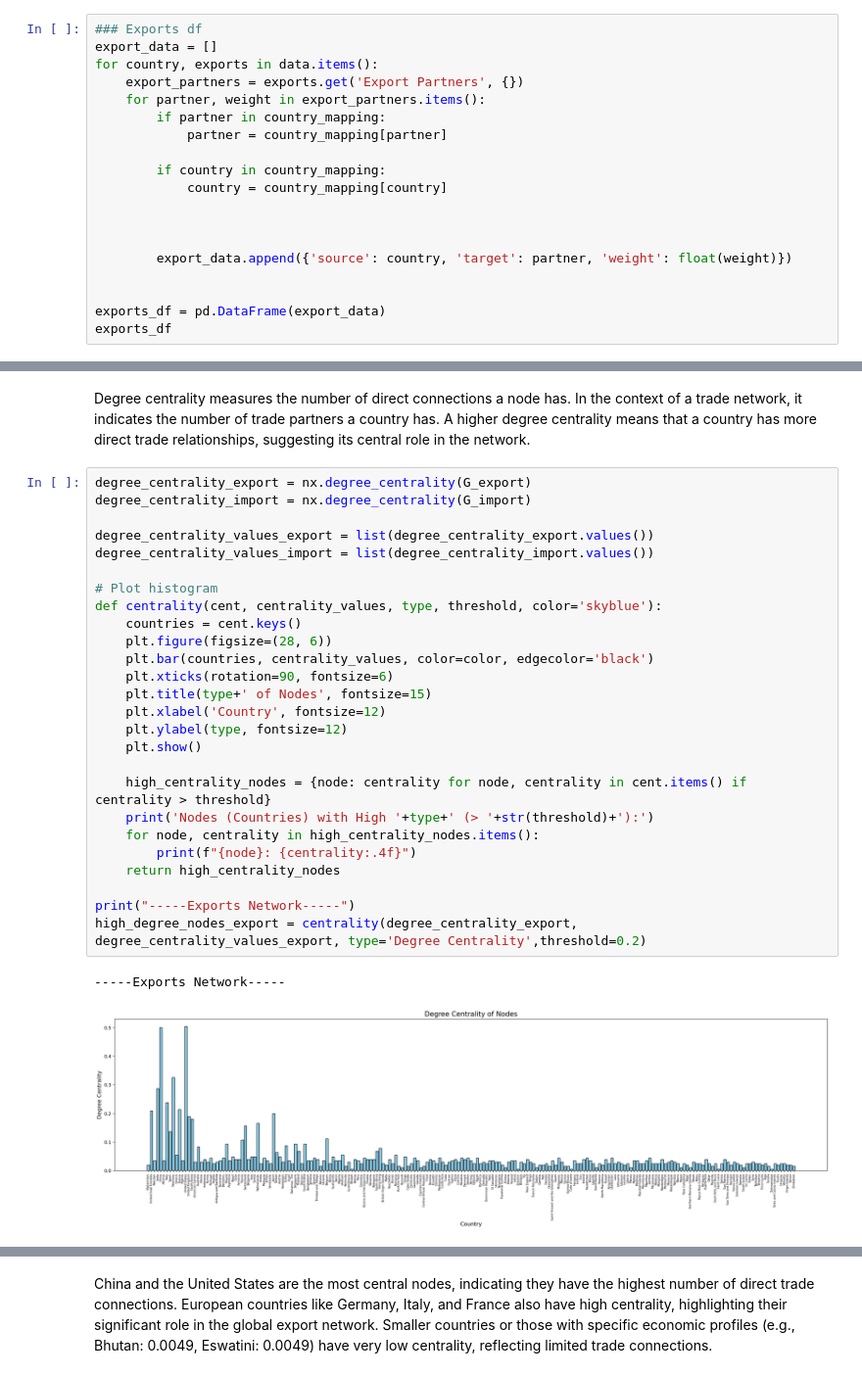
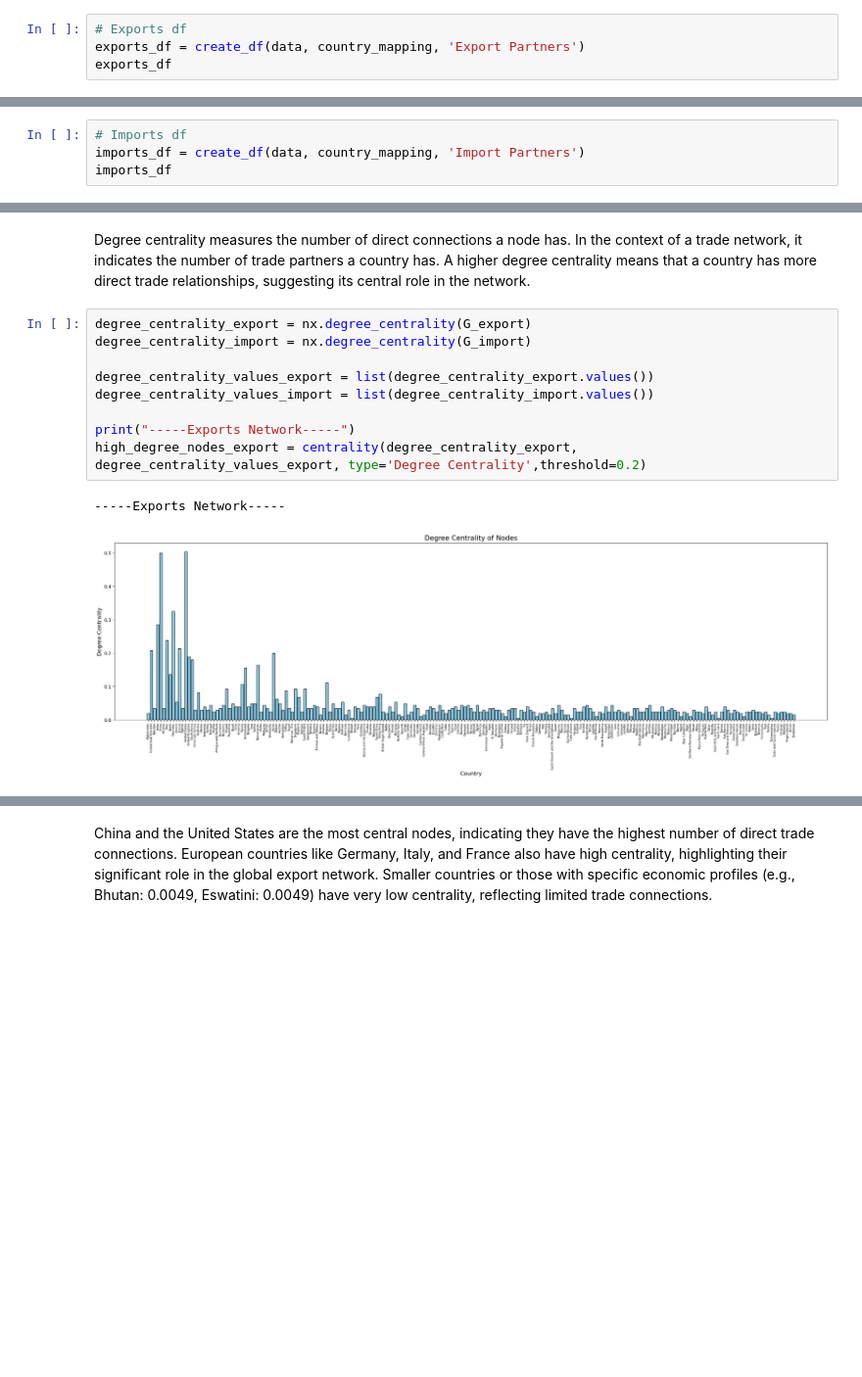
Before and after one commit to Flebio/sna_import_export, a Jupyter notebook: import_export.ipynb, the cells around one changed output, grey strips where cells are left out. Shown at 98% size. Saved outputs shown, nothing was run; the diff lists cells and outputs as text; blank space fills up the shorter version.

```diff
--- a/import_export.ipynb
+++ b/import_export.ipynb
@@ -98,23 +273,8 @@ country_mapping = {
 # %% [markdown]
 ### Dataframes Creation
 # %%
-### Exports df
-export_data = []
-for country, exports in data.items():
-    export_partners = exports.get('Export Partners', {})
-    for partner, weight in export_partners.items():
-        if partner in country_mapping:
-            partner = country_mapping[partner]
-
-        if country in country_mapping:
-            country = country_mapping[country]
-
-
-
-        export_data.append({'source': country, 'target': partner, 'weight': float(weight)})
-
-
-exports_df = pd.DataFrame(export_data)
+# Exports df
+exports_df = create_df(data, country_mapping, 'Export Partners')
 exports_df
 # %% [output]
 |  | source | target | weight |
@@ -163,0 +293,4 @@ imports_df
+# %%
+# Imports df
+imports_df = create_df(data, country_mapping, 'Import Partners')
+imports_df
@@ -217,32 +364,15 @@ Degree centrality measures the number of direct connections a node has. In the c
 # %%
 degree_centrality_export = nx.degree_centrality(G_export)
 degree_centrality_import = nx.degree_centrality(G_import)
 
 degree_centrality_values_export = list(degree_centrality_export.values())
 degree_centrality_values_import = list(degree_centrality_import.values())
 
-# Plot histogram
-def centrality(cent, centrality_values, type, threshold, color='skyblue'):
-    countries = cent.keys()
-    plt.figure(figsize=(28, 6))
-    plt.bar(countries, centrality_values, color=color, edgecolor='black')
-    plt.xticks(rotation=90, fontsize=6)
-    plt.title(type+' of Nodes', fontsize=15)
-    plt.xlabel('Country', fontsize=12)
-    plt.ylabel(type, fontsize=12)
-    plt.show()
-
-    high_centrality_nodes = {node: centrality for node, centrality in cent.items() if centrality > threshold}
-    print('Nodes (Countries) with High '+type+' (> '+str(threshold)+'):')
-    for node, centrality in high_centrality_nodes.items():
-        print(f"{node}: {centrality:.4f}")
-    return high_centrality_nodes
-
 print("-----Exports Network-----")
 high_degree_nodes_export = centrality(degree_centrality_export, degree_centrality_values_export, type='Degree Centrality',threshold=0.2)
 # %% [output]
 -----Exports Network-----
-[figure, old version]
+[figure, new version]
 Nodes (Countries) with High Degree Centrality (> 0.2):
 United Arab Emirates: 0.2087
 India: 0.2864
```
Also changed, not shown: parts of 34 cells of this notebook.
